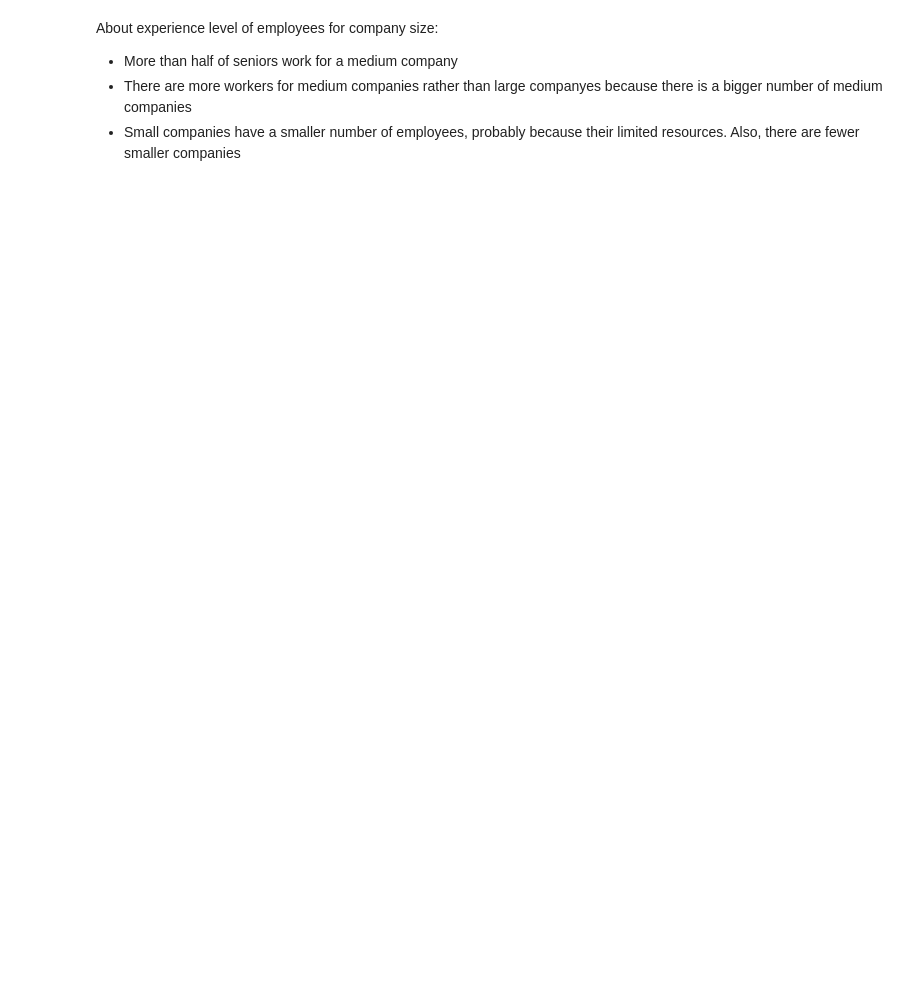
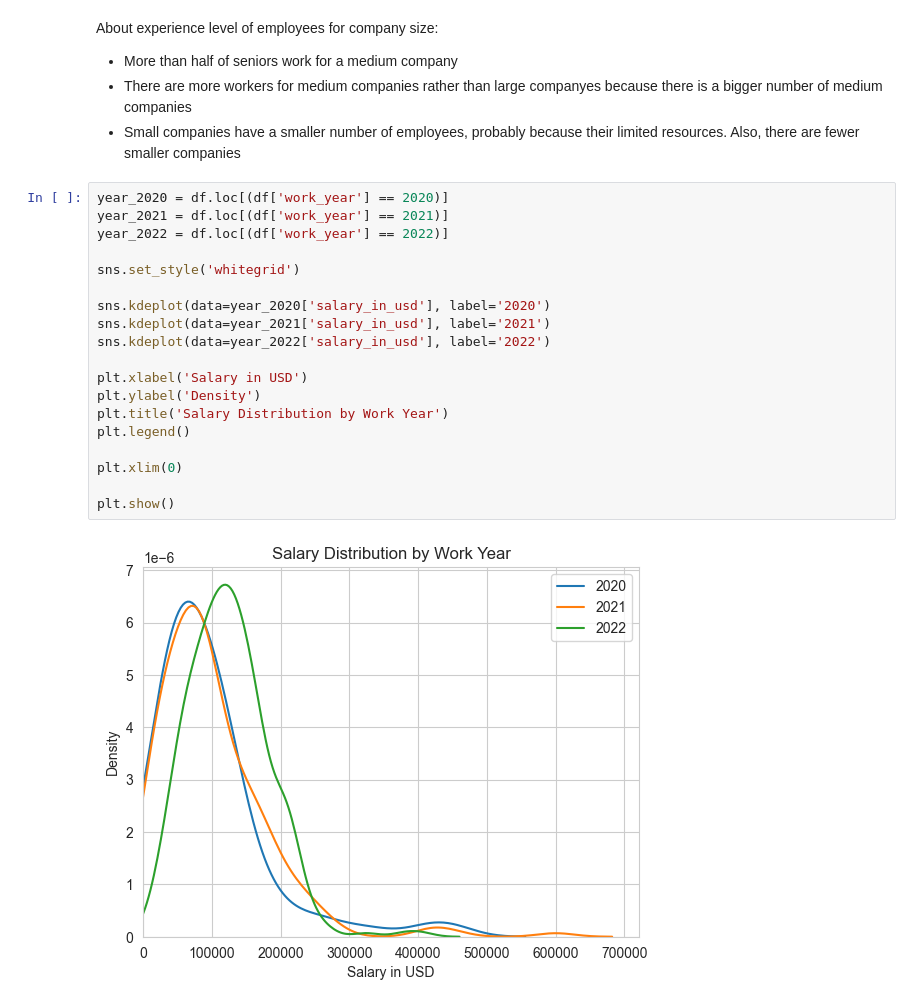
Before and after one commit to NacuAndrei/DataScience-JobSalaries, a Jupyter notebook: DataScienceSalaries.ipynb, the cells around one changed output. Saved outputs shown, nothing was run; the diff lists cells and outputs as text; blank space fills up the shorter version.

Commit message:
Analyzed salary by work year

```diff
--- a/DataScienceSalaries.ipynb
+++ b/DataScienceSalaries.ipynb
@@ -464,3 +464,24 @@ About experience level of employees for company size:
  - More than half of seniors work for a medium company
  - There are more workers for medium companies rather than large companyes because there is a bigger number of medium companies
  - Small companies have a smaller number of employees, probably because their limited resources. Also, there are fewer smaller companies
+# %%
+year_2020 = df.loc[(df['work_year'] == 2020)]
+year_2021 = df.loc[(df['work_year'] == 2021)]
+year_2022 = df.loc[(df['work_year'] == 2022)]
+
+sns.set_style('whitegrid')
+
+sns.kdeplot(data=year_2020['salary_in_usd'], label='2020')
+sns.kdeplot(data=year_2021['salary_in_usd'], label='2021')
+sns.kdeplot(data=year_2022['salary_in_usd'], label='2022')
+
+plt.xlabel('Salary in USD')
+plt.ylabel('Density')
+plt.title('Salary Distribution by Work Year')
+plt.legend()
+
+plt.xlim(0)
+
+plt.show()
+# %% [output]
+[figure, added]
```
Also changed, not shown: parts of 18 cells of this notebook.
